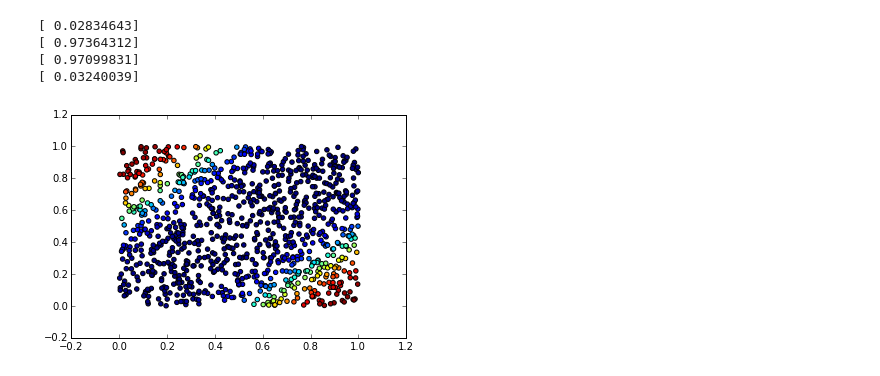
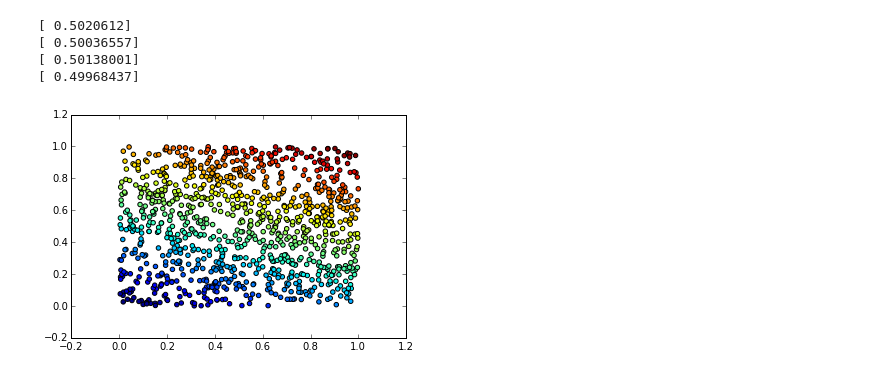
Before and after one commit to pvarsh/applied_data_science, a Jupyter notebook: lab-2/code/XOR.ipynb, the cells around one changed output. Drawn from its saved outputs; the diff is of its cells as text; code cells hidden in the pictures.

```diff
--- a/lab-2/code/XOR.ipynb
+++ b/lab-2/code/XOR.ipynb
@@ -1,6 +1,5 @@
 # %%
 #learn XOR with a nerual network with saving of the learned paramaters
-%matplotlib inline
 
 import pybrain
 from pybrain.datasets import *
@@ -18,40 +17,42 @@ if __name__ == "__main__":
   ds.addSample( (1,0) , (1,))
   ds.addSample( (1,1) , (0,))
 
-  net = buildNetwork(2, 4, 4, 1, bias=True, outclass = SigmoidLayer)
+  net = buildNetwork(2, 1, bias=True, outclass = SigmoidLayer)
 
   # try:
         #         f = open('_learned', 'r')
   #   net = pickle.load(f)
   #   f.close()
   # except:
   trainer = BackpropTrainer(net, learningrate = 0.01, momentum = 0.99)
-  trainer.trainOnDataset(ds, 1000)
+  trainer.trainOnDataset(ds, 500)
   trainer.testOnData()
   # f = open('_learned', 'w')
   # pickle.dump(net, f)
   # f.close()
 
 
   print net.activate((1,1))
   print net.activate((1,0))
   print net.activate((0,1))
   print net.activate((0,0))
 
   testUnif = [(random.uniform(0,1), random.uniform(0,1)) for i in range(1000)]
   predictions = []
   for i in range(len(testUnif)):
     prediction = net.activate(testUnif[i])[0]
     predictions.append(prediction)
 
   #print predictions
   x = [pair[0] for pair in testUnif]
   y = [pair[1] for pair in testUnif]
 
+  fig = plt.figure()
   plt.scatter(x,y, c = predictions)
+  fig.savefig('xor.png', dpi = 300)
 # %% [output]
-[ 0.02834643]
-[ 0.97364312]
-[ 0.97099831]
-[ 0.03240039]
+[ 0.5020612]
+[ 0.50036557]
+[ 0.50138001]
+[ 0.49968437]
-[figure, old version]
+[figure, new version]
```
Also changed, not shown: 40 other files.
